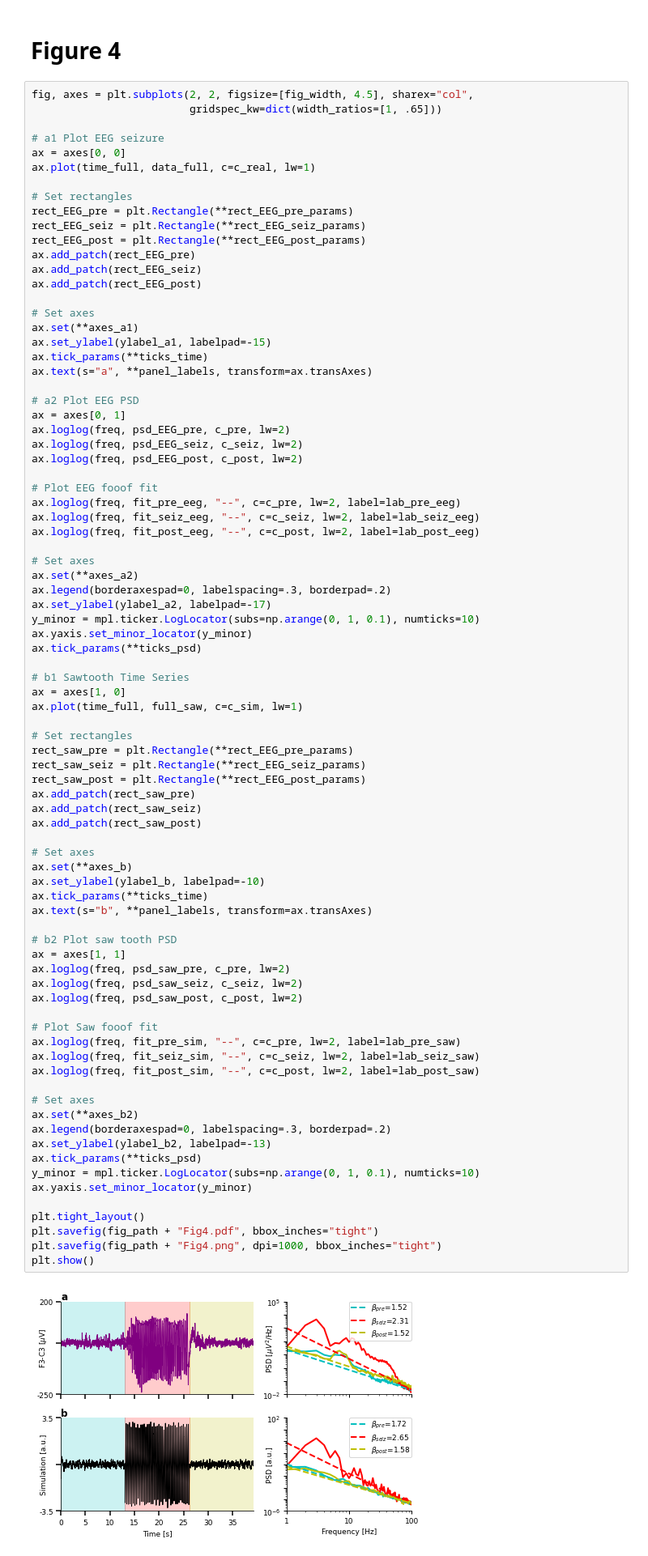
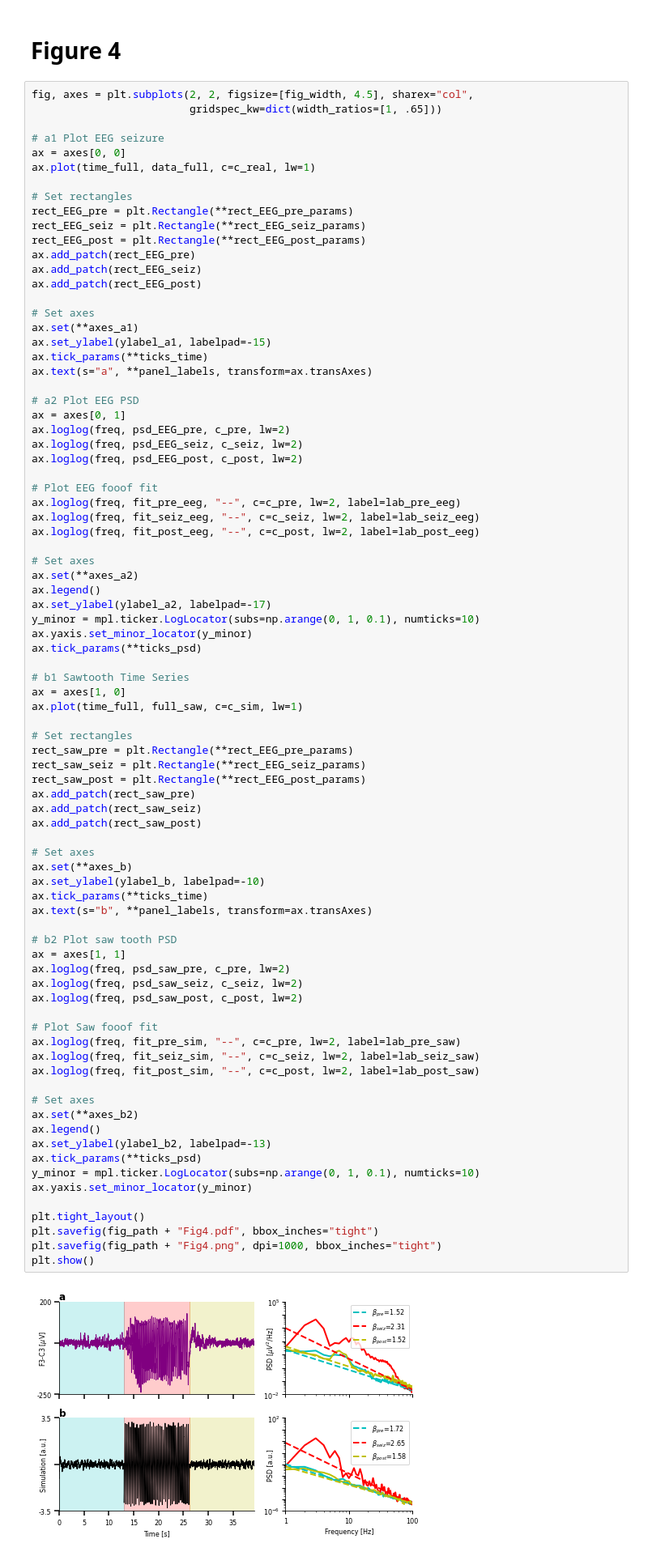
Before and after one commit to moritz-gerster/separating_periodic_from_aperiodic_PSDs, a Jupyter notebook: Fig4.ipynb, the cells around one changed output. Shown at 81% size. Cells and saved outputs as stored; diff of their text form.

```diff
--- a/Fig4.ipynb
+++ b/Fig4.ipynb
@@ -263,7 +263,7 @@ ax.loglog(freq, fit_post_eeg, "--", c=c_post, lw=2, label=lab_post_eeg)
 
 # Set axes
 ax.set(**axes_a2)
-ax.legend(borderaxespad=0, labelspacing=.3, borderpad=.2)
+ax.legend()
 ax.set_ylabel(ylabel_a2, labelpad=-17)
 y_minor = mpl.ticker.LogLocator(subs=np.arange(0, 1, 0.1), numticks=10)
 ax.yaxis.set_minor_locator(y_minor)
@@ -283,35 +283,35 @@ ax.add_patch(rect_saw_post)
 
 # Set axes
 ax.set(**axes_b)
 ax.set_ylabel(ylabel_b, labelpad=-10)
 ax.tick_params(**ticks_time)
 ax.text(s="b", **panel_labels, transform=ax.transAxes)
 
 # b2 Plot saw tooth PSD
 ax = axes[1, 1]
 ax.loglog(freq, psd_saw_pre, c_pre, lw=2)
 ax.loglog(freq, psd_saw_seiz, c_seiz, lw=2)
 ax.loglog(freq, psd_saw_post, c_post, lw=2)
 
 # Plot Saw fooof fit
 ax.loglog(freq, fit_pre_sim, "--", c=c_pre, lw=2, label=lab_pre_saw)
 ax.loglog(freq, fit_seiz_sim, "--", c=c_seiz, lw=2, label=lab_seiz_saw)
 ax.loglog(freq, fit_post_sim, "--", c=c_post, lw=2, label=lab_post_saw)
 
 # Set axes
 ax.set(**axes_b2)
-ax.legend(borderaxespad=0, labelspacing=.3, borderpad=.2)
+ax.legend()
 ax.set_ylabel(ylabel_b2, labelpad=-13)
 ax.tick_params(**ticks_psd)
 y_minor = mpl.ticker.LogLocator(subs=np.arange(0, 1, 0.1), numticks=10)
 ax.yaxis.set_minor_locator(y_minor)
 
 plt.tight_layout()
 plt.savefig(fig_path + "Fig4.pdf", bbox_inches="tight")
 plt.savefig(fig_path + "Fig4.png", dpi=1000, bbox_inches="tight")
 plt.show()
 # %% [output]
-[figure, old version]
+[figure, new version]
 # %% [markdown]
 #### Calc fooof both with default params and with specifically tuned parameters for the absence seizure
 # %%
```
Also changed, not shown: parts of 1 cell of this notebook, 8 other files.
